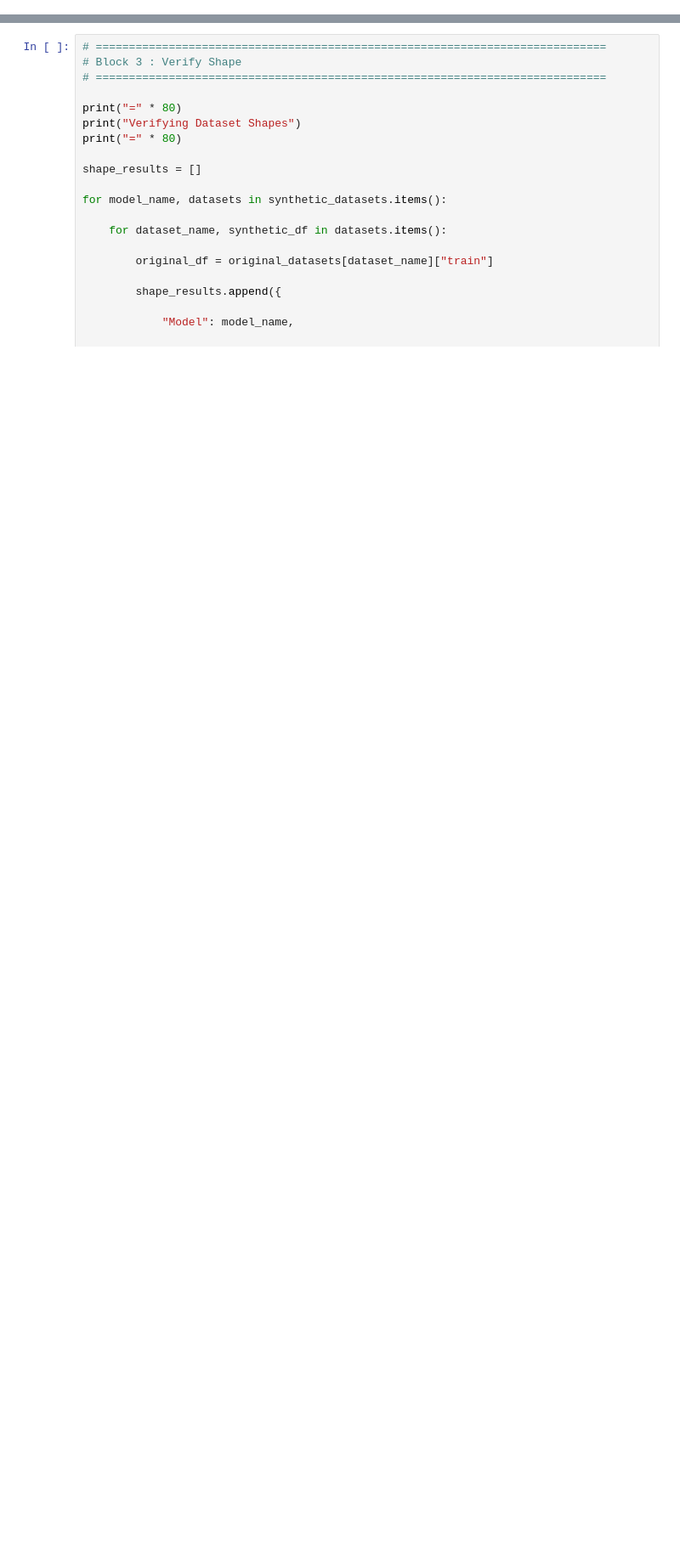
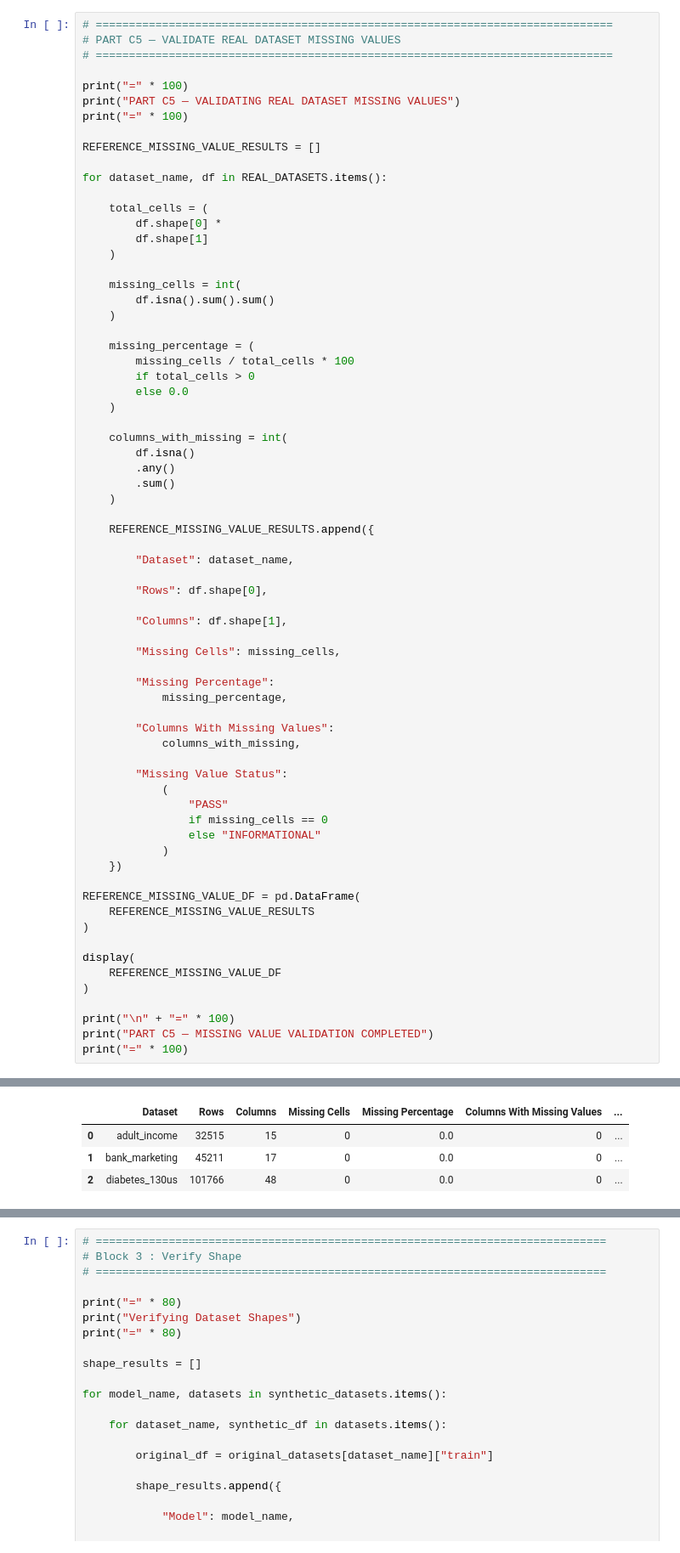
Before and after one commit to amzad-786githumb/Privacy-Preserving-Synthetic-Tabular-Data-Generation-Using-Generative-Adversarial-Networks, a Jupyter notebook: 08_Comparative_evaluation.ipynb, the cells around one changed output, grey strips where cells are left out. Shown at 85% size. Saved outputs shown, nothing was run; the diff lists cells and outputs as text; blank space fills up the shorter version.

```diff
--- a/08_Comparative_evaluation.ipynb
+++ b/08_Comparative_evaluation.ipynb
@@ -1251,0 +2322,70 @@ print("\nSynthetic datasets loaded successfully.")
+# %%
+# ==============================================================================
+# PART C5 — VALIDATE REAL DATASET MISSING VALUES
+# ==============================================================================
+
+print("=" * 100)
+print("PART C5 — VALIDATING REAL DATASET MISSING VALUES")
+print("=" * 100)
+
+REFERENCE_MISSING_VALUE_RESULTS = []
+
+for dataset_name, df in REAL_DATASETS.items():
+
+    total_cells = (
+        df.shape[0] *
+        df.shape[1]
+    )
+
+    missing_cells = int(
+        df.isna().sum().sum()
+    )
+
+    missing_percentage = (
+        missing_cells / total_cells * 100
+        if total_cells > 0
+        else 0.0
+    )
+
+    columns_with_missing = int(
+        df.isna()
+        .any()
+        .sum()
+    )
+
+    REFERENCE_MISSING_VALUE_RESULTS.append({
+
+        "Dataset": dataset_name,
+
+        "Rows": df.shape[0],
+
+        "Columns": df.shape[1],
+
+        "Missing Cells": missing_cells,
+
+        "Missing Percentage":
+            missing_percentage,
+
+        "Columns With Missing Values":
+            columns_with_missing,
+
+        "Missing Value Status":
+            (
+                "PASS"
+                if missing_cells == 0
+                else "INFORMATIONAL"
+            )
+    })
+
+REFERENCE_MISSING_VALUE_DF = pd.DataFrame(
+    REFERENCE_MISSING_VALUE_RESULTS
+)
+
+display(
+    REFERENCE_MISSING_VALUE_DF
+)
+
+print("\n" + "=" * 100)
+print("PART C5 — MISSING VALUE VALIDATION COMPLETED")
+print("=" * 100)
+# %% [output]
@@ -1251,0 +2395,4 @@ print("\nSynthetic datasets loaded successfully.")
+|  | Dataset | Rows | Columns | Missing Cells | Missing Percentage | Columns With Missing Values | ... |
+| 0 | adult_income | 32515 | 15 | 0 | 0.0 | 0 | ... |
+| 1 | bank_marketing | 45211 | 17 | 0 | 0.0 | 0 | ... |
+| 2 | diabetes_130us | 101766 | 48 | 0 | 0.0 | 0 | ... |
```
Also changed, not shown: parts of 53 cells of this notebook.
